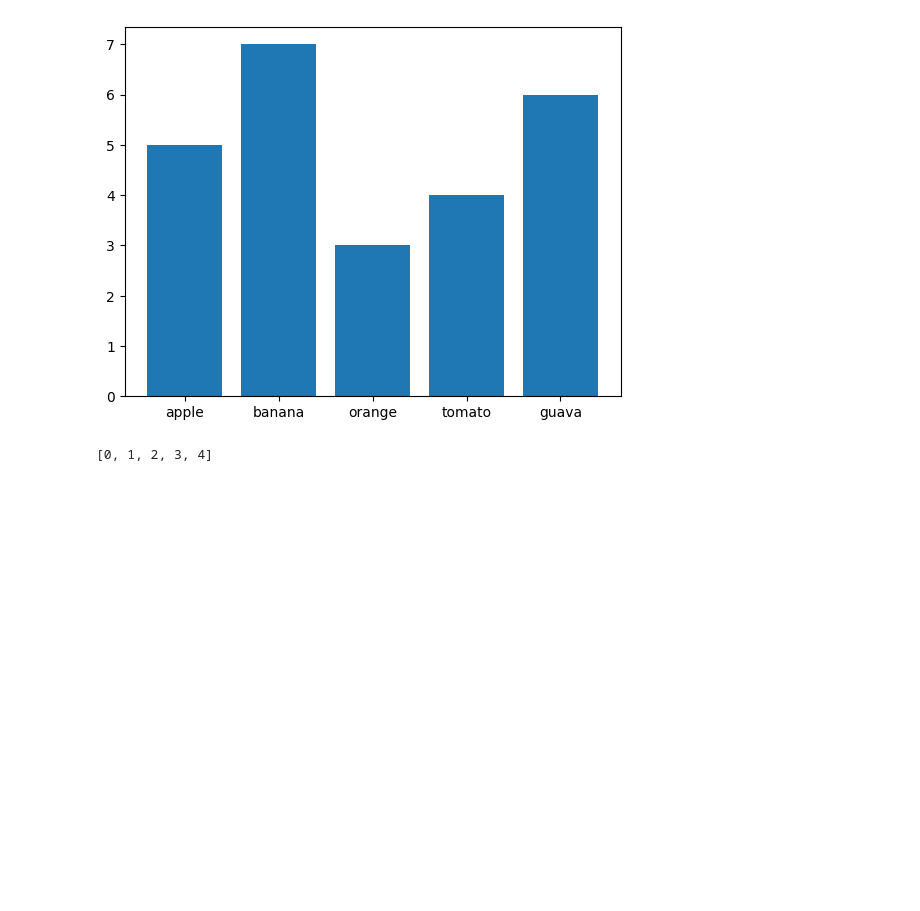
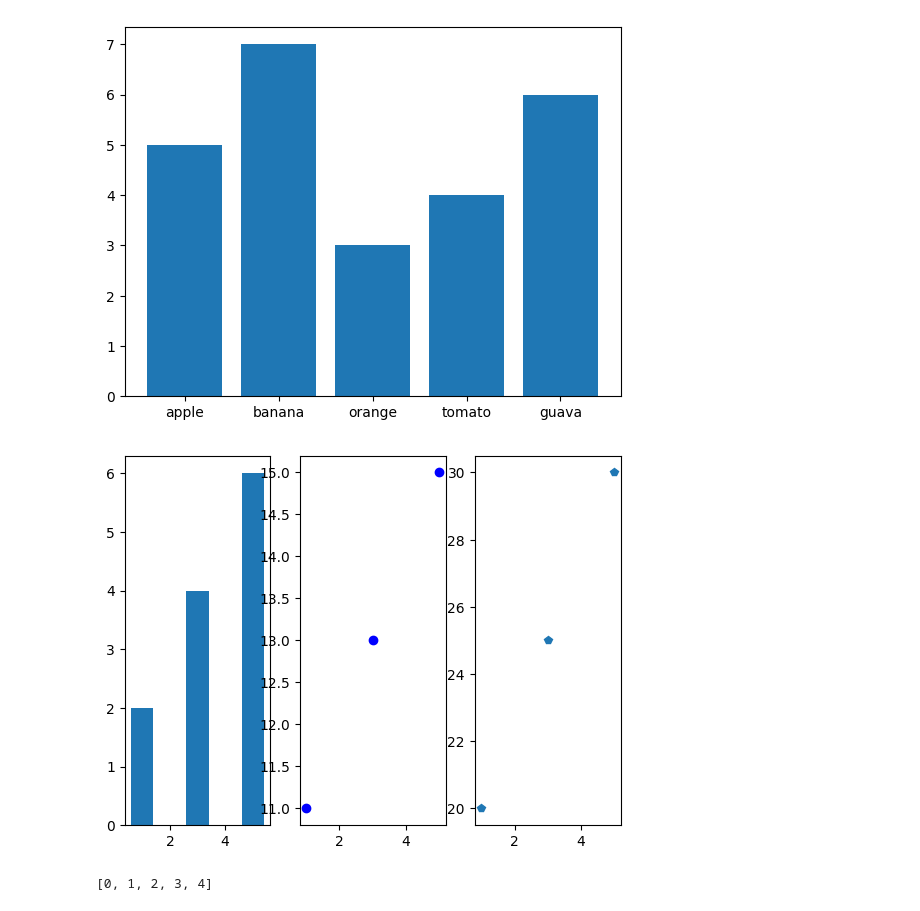
Before and after one commit to Elisa918/Elisa-2024-0505, a Jupyter notebook: lesson14/lesson14_1.ipynb, the cells around one changed output. Drawn from its saved outputs; the diff is of its cells as text; code cells hidden in the pictures; blank space fills up the shorter version.

```diff
--- a/lesson14/lesson14_1.ipynb
+++ b/lesson14/lesson14_1.ipynb
@@ -48,6 +48,26 @@ axes.bar(index,values)
 plt.show()
 # %% [output]
 [figure]
+# %%
+#我自己写滴，嘿嘿~~ 哈哈，赞吧~~~
+import matplotlib.pyplot as plt
+
+figure = plt.figure()
+axes1 = figure.add_subplot(1,3,1)
+x = [1, 3, 5]
+y = [2, 4, 6]
+axes1.bar(x,y)
+axes2 = figure.add_subplot(1,3,2)
+x = [1, 3, 5]
+y = [11, 13, 15]
+axes2.plot(x,y,"bo")
+axes3 = figure.add_subplot(1,3,3)
+x = [1, 3, 5]
+y = [20, 25, 30]
+axes3.plot(x,y,"p")
+plt.show()
+# %% [output]
+[figure, added]
 # %%
 axes.get_xticks()
 # %% [output]
```
Also changed, not shown: 1 other file.
